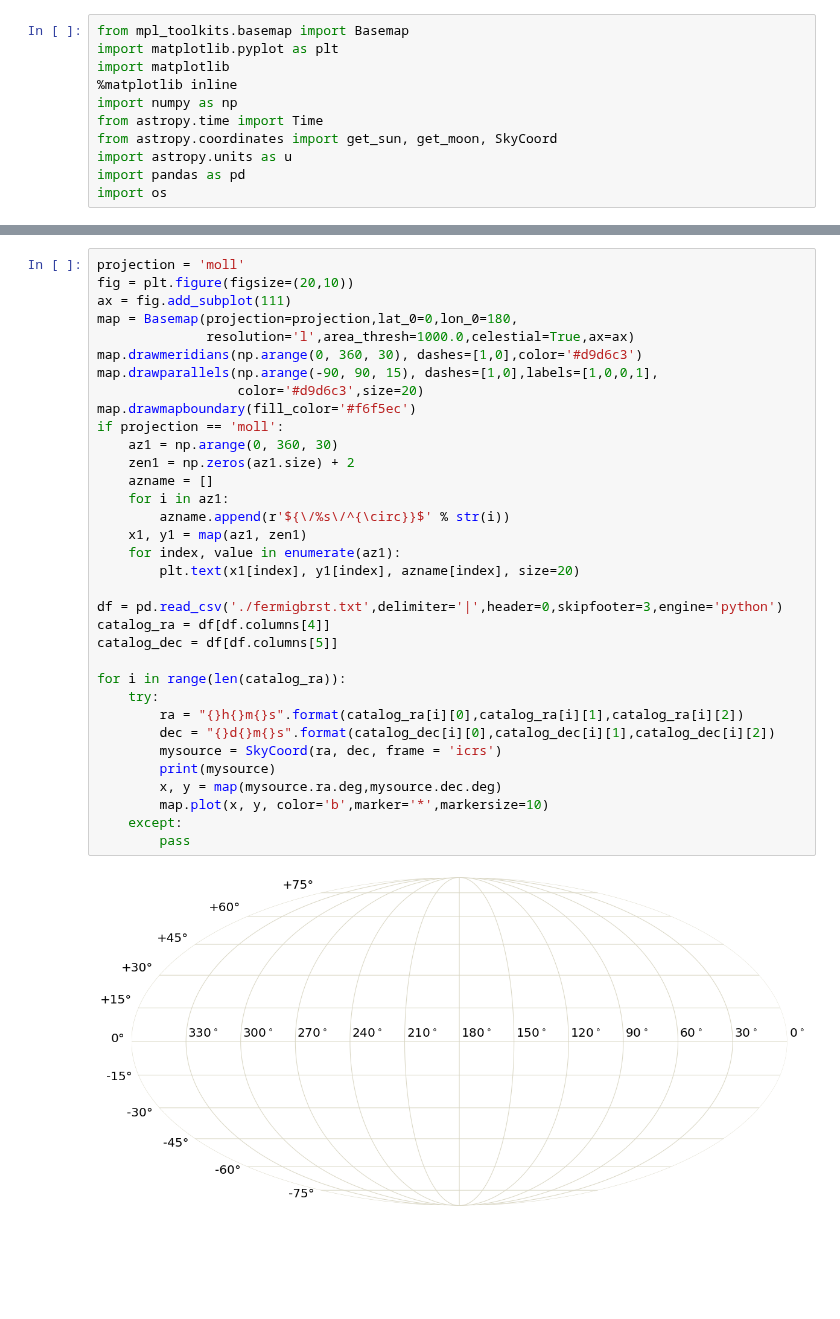
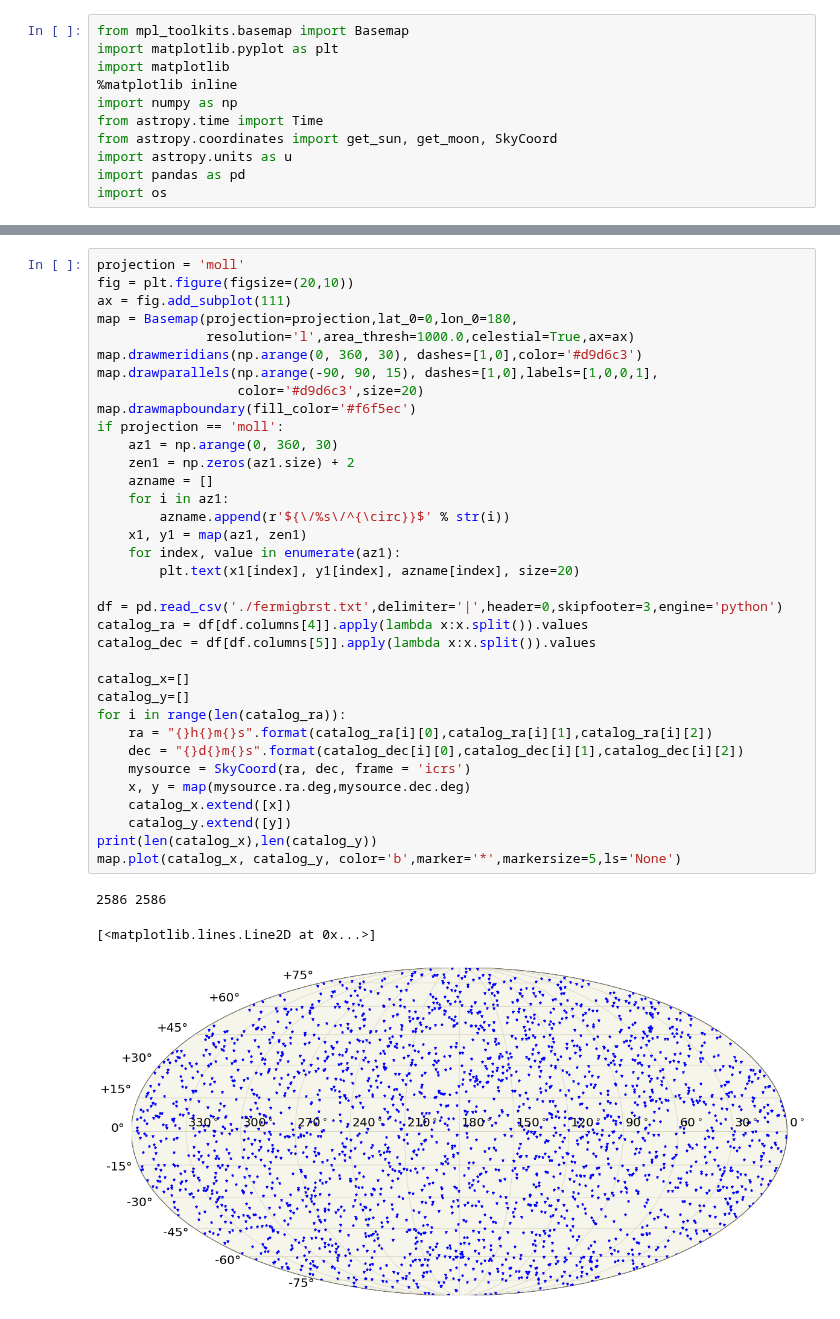
Before and after one commit to Lang-Shao/graduate_cource, a Jupyter notebook: General_Python/skymap.ipynb, the cells around one changed output, grey strips where cells are left out. Saved outputs shown, nothing was run; the diff lists cells and outputs as text; blank space fills up the shorter version.

```diff
--- a/General_Python/skymap.ipynb
+++ b/General_Python/skymap.ipynb
@@ -52,36 +67,39 @@ for i in range(x.size):
 # %%
 projection = 'moll'
 fig = plt.figure(figsize=(20,10))
 ax = fig.add_subplot(111)
 map = Basemap(projection=projection,lat_0=0,lon_0=180,
               resolution='l',area_thresh=1000.0,celestial=True,ax=ax)
 map.drawmeridians(np.arange(0, 360, 30), dashes=[1,0],color='#d9d6c3')
 map.drawparallels(np.arange(-90, 90, 15), dashes=[1,0],labels=[1,0,0,1],
                   color='#d9d6c3',size=20)
 map.drawmapboundary(fill_color='#f6f5ec')
 if projection == 'moll':
     az1 = np.arange(0, 360, 30)
     zen1 = np.zeros(az1.size) + 2
     azname = []
     for i in az1:
         azname.append(r'${\/%s\/^{\circ}}$' % str(i))
     x1, y1 = map(az1, zen1)
     for index, value in enumerate(az1):
         plt.text(x1[index], y1[index], azname[index], size=20)
 
 df = pd.read_csv('./fermigbrst.txt',delimiter='|',header=0,skipfooter=3,engine='python')
-catalog_ra = df[df.columns[4]]
-catalog_dec = df[df.columns[5]]
+catalog_ra = df[df.columns[4]].apply(lambda x:x.split()).values
+catalog_dec = df[df.columns[5]].apply(lambda x:x.split()).values
 
+catalog_x=[]
+catalog_y=[]
 for i in range(len(catalog_ra)):
-    try:
-        ra = "{}h{}m{}s".format(catalog_ra[i][0],catalog_ra[i][1],catalog_ra[i][2])
-        dec = "{}d{}m{}s".format(catalog_dec[i][0],catalog_dec[i][1],catalog_dec[i][2])
-        mysource = SkyCoord(ra, dec, frame = 'icrs')
-        print(mysource)
-        x, y = map(mysource.ra.deg,mysource.dec.deg)
-        map.plot(x, y, color='b',marker='*',markersize=10)
-    except:
-        pass
+    ra = "{}h{}m{}s".format(catalog_ra[i][0],catalog_ra[i][1],catalog_ra[i][2])
+    dec = "{}d{}m{}s".format(catalog_dec[i][0],catalog_dec[i][1],catalog_dec[i][2])
+    mysource = SkyCoord(ra, dec, frame = 'icrs')
+    x, y = map(mysource.ra.deg,mysource.dec.deg)
+    catalog_x.extend([x])
+    catalog_y.extend([y])
+print(len(catalog_x),len(catalog_y))
+map.plot(catalog_x, catalog_y, color='b',marker='*',markersize=5,ls='None')
 # %% [output]
+2586 2586
+[<matplotlib.lines.Line2D at 0x...>]
-[figure, old version]
+[figure, new version]
```
Also changed, not shown: parts of 8 cells of this notebook, 1 other file.
